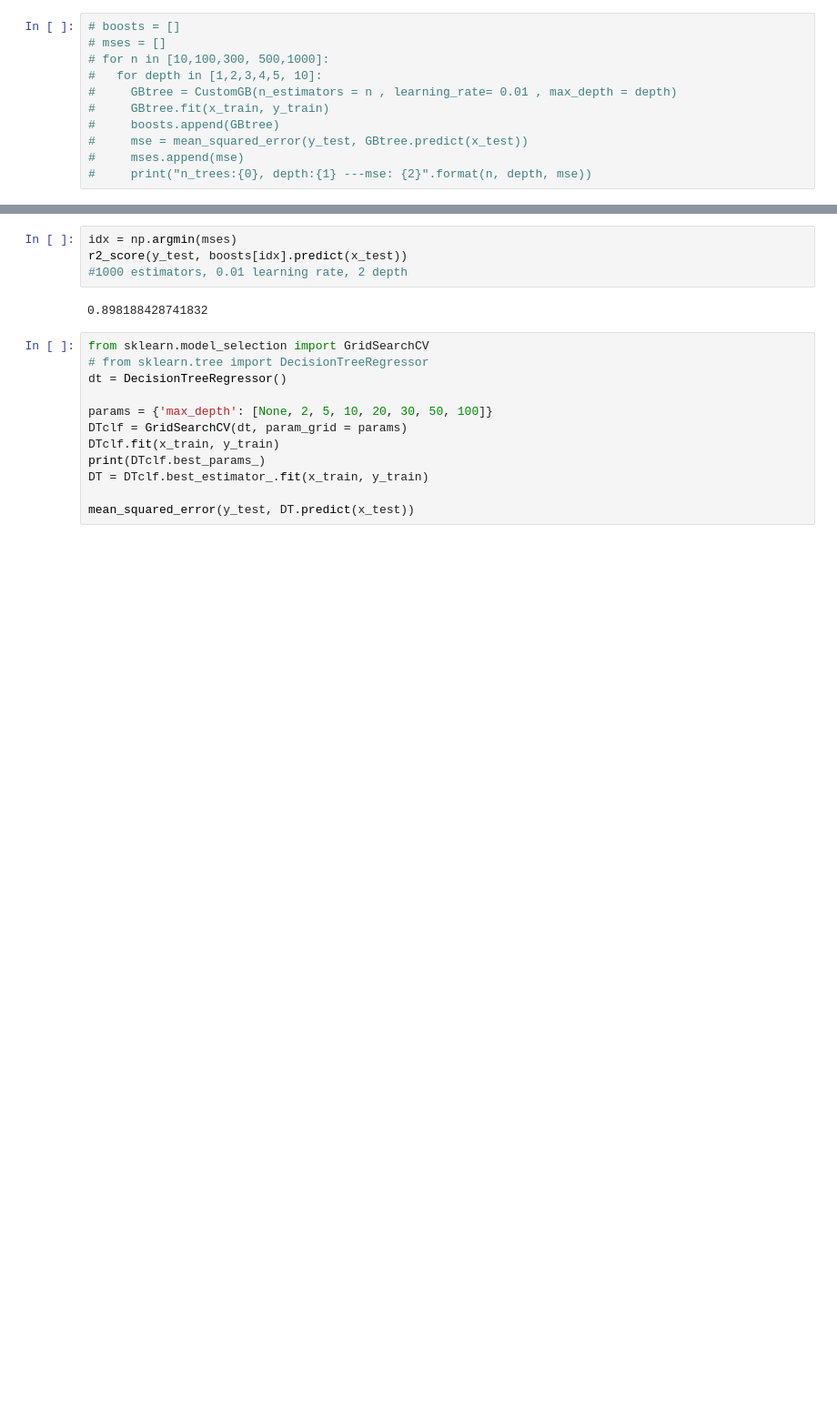
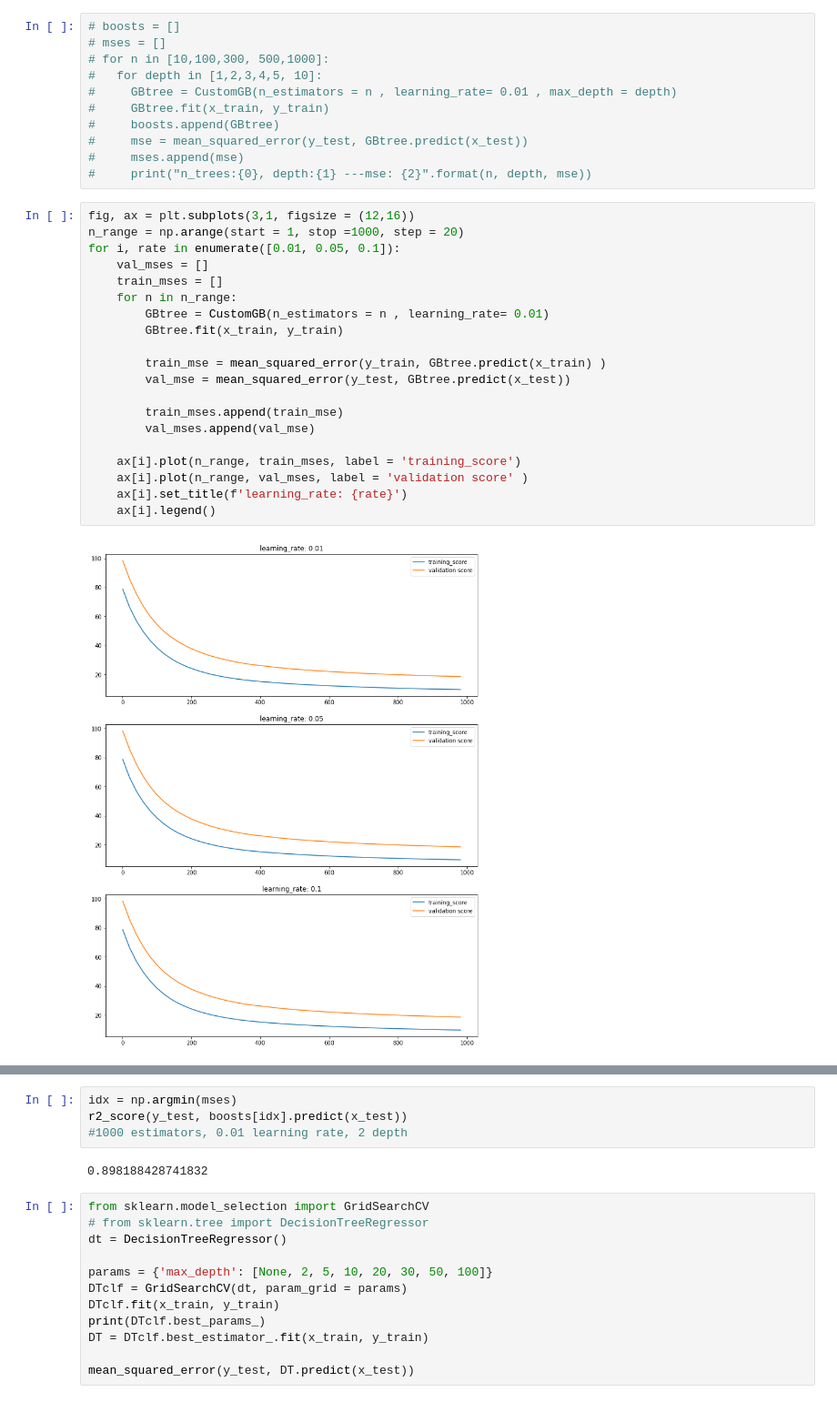
Before and after one commit to Shuaf98/y-data, a Jupyter notebook: ydata_supervised_learning/lecture6_EnsembleLearning/Ensemble Learning Exercise.ipynb, the cells around one changed output, grey strips where cells are left out. Shown at 91% size. Drawn from its saved outputs; the diff is of its cells as text; blank space fills up the shorter version.

```diff
--- a/ydata_supervised_learning/lecture6_EnsembleLearning/Ensemble Learning Exercise.ipynb
+++ b/ydata_supervised_learning/lecture6_EnsembleLearning/Ensemble Learning Exercise.ipynb
@@ -436,4 +438,26 @@ plt.scatter(y_test, GB.predict(x_test))
 #     mse = mean_squared_error(y_test, GBtree.predict(x_test))
 #     mses.append(mse)
 #     print("n_trees:{0}, depth:{1} ---mse: {2}".format(n, depth, mse))
+# %%
+fig, ax = plt.subplots(3,1, figsize = (12,16))
+n_range = np.arange(start = 1, stop =1000, step = 20)
+for i, rate in enumerate([0.01, 0.05, 0.1]):
+    val_mses = []
+    train_mses = []
+    for n in n_range:
+        GBtree = CustomGB(n_estimators = n , learning_rate= 0.01)
+        GBtree.fit(x_train, y_train)
+
+        train_mse = mean_squared_error(y_train, GBtree.predict(x_train) )
+        val_mse = mean_squared_error(y_test, GBtree.predict(x_test))
+
+        train_mses.append(train_mse)
+        val_mses.append(val_mse)
+
+    ax[i].plot(n_range, train_mses, label = 'training_score')
+    ax[i].plot(n_range, val_mses, label = 'validation score' )
+    ax[i].set_title(f'learning_rate: {rate}')
+    ax[i].legend()
+# %% [output]
+[figure, added]
 # %%
```
Also changed, not shown: parts of 12 cells of this notebook, 4 other files.
